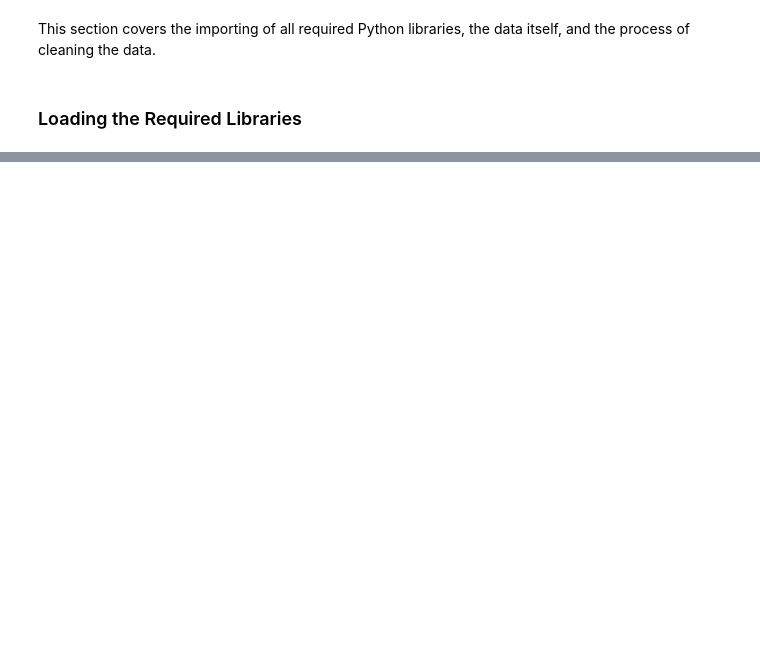
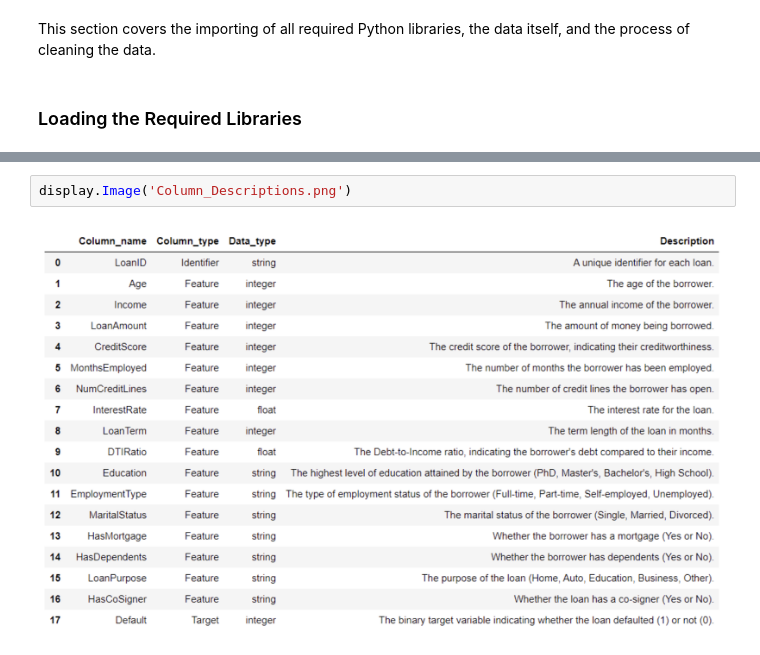
Before and after one commit to the-ethical-ai/Loan_default, a Jupyter notebook: Loan_Default_Full_Report.ipynb, the cells around one changed output, grey strips where cells are left out. Saved outputs shown, nothing was run; the diff lists cells and outputs as text; blank space fills up the shorter version.

```diff
--- a/Loan_Default_Full_Report.ipynb
+++ b/Loan_Default_Full_Report.ipynb
@@ -32,0 +73,4 @@ import plotly.express as px
+# %%
+display.Image('Column_Descriptions.png')
+# %% [output]
+[figure, added]
```
Also changed, not shown: parts of 36 cells of this notebook.
